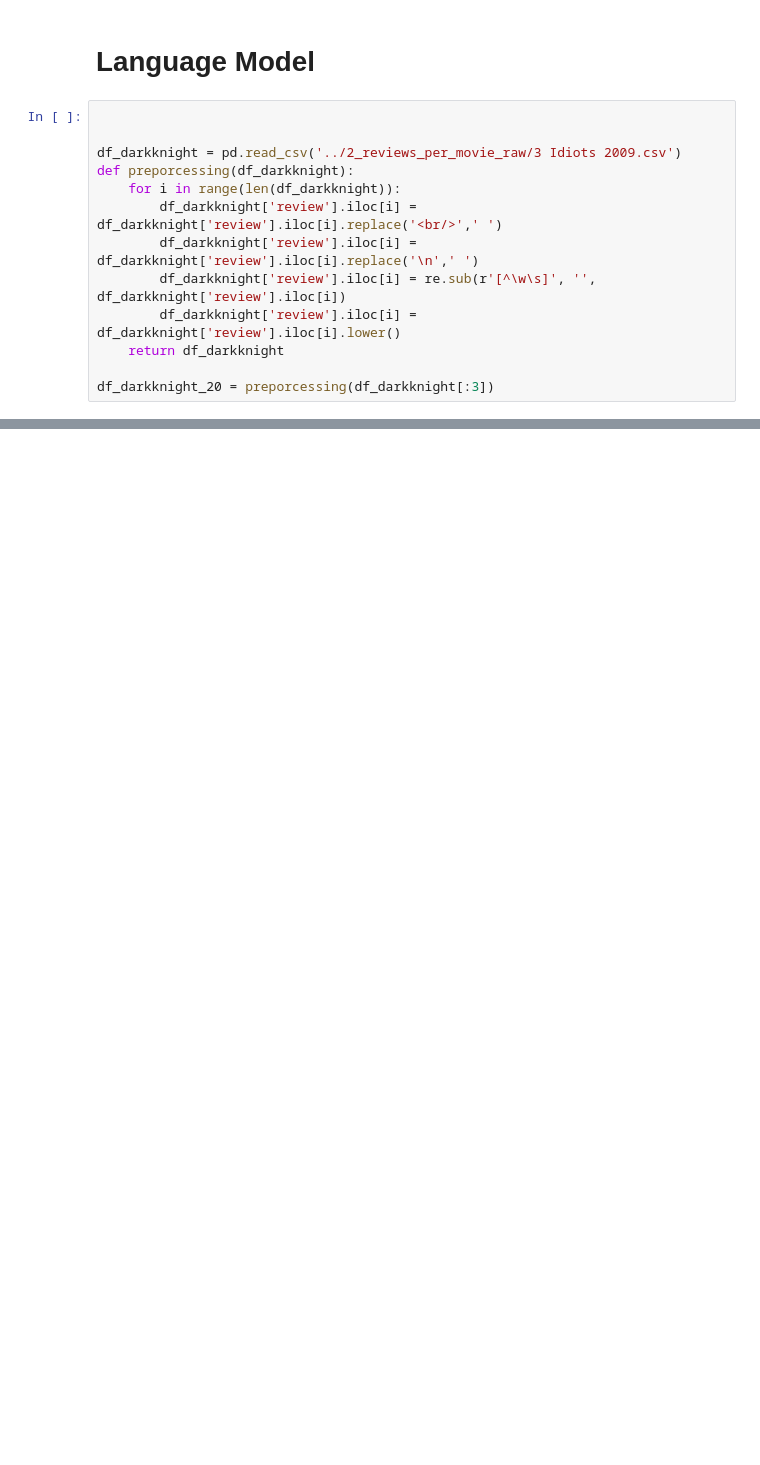
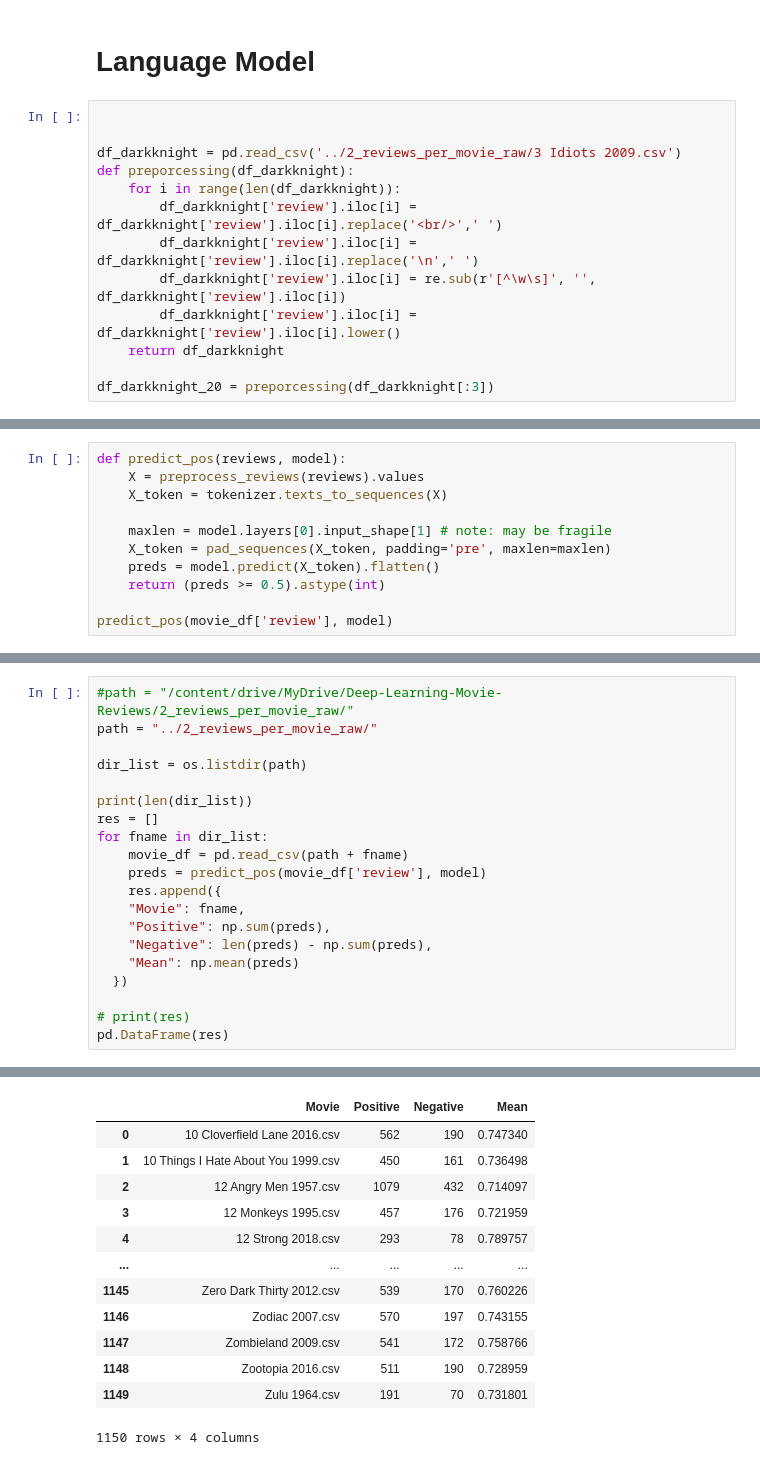
Before and after one commit to DanielHauersperger/Deep-Learning-Movie-Reviews, a Jupyter notebook: Movie_Review_Final.ipynb, the cells around one changed output, grey strips where cells are left out. Cells and saved outputs as stored; diff of their text form; blank space fills up the shorter version.

```diff
--- a/Movie_Review_Final.ipynb
+++ b/Movie_Review_Final.ipynb
@@ -398,0 +551,11 @@ Excellent  consider this review this film as i have a my daughter pointed out wh
+# %%
+def predict_pos(reviews, model):
+    X = preprocess_reviews(reviews).values
+    X_token = tokenizer.texts_to_sequences(X)
+
+    maxlen = model.layers[0].input_shape[1] # note: may be fragile
+    X_token = pad_sequences(X_token, padding='pre', maxlen=maxlen)
+    preds = model.predict(X_token).flatten()
+    return (preds >= 0.5).astype(int)
+
+predict_pos(movie_df['review'], model)
@@ -398,0 +581,21 @@ Excellent  consider this review this film as i have a my daughter pointed out wh
+# %%
+#path = "/content/drive/MyDrive/Deep-Learning-Movie-Reviews/2_reviews_per_movie_raw/"
+path = "../2_reviews_per_movie_raw/"
+
+dir_list = os.listdir(path)
+
+print(len(dir_list))
+res = []
+for fname in dir_list:
+    movie_df = pd.read_csv(path + fname)
+    preds = predict_pos(movie_df['review'], model)
+    res.append({
+    "Movie": fname,
+    "Positive": np.sum(preds),
+    "Negative": len(preds) - np.sum(preds),
+    "Mean": np.mean(preds)
+  })
+
+# print(res)
+pd.DataFrame(res)
+# %% [output]
@@ -398,0 +619,13 @@ Excellent  consider this review this film as i have a my daughter pointed out wh
+|  | Movie | Positive | Negative | Mean |
+| 0 | 10 Cloverfield Lane 2016.csv | 562 | 190 | 0.747340 |
+| 1 | 10 Things I Hate About You 1999.csv | 450 | 161 | 0.736498 |
+| 2 | 12 Angry Men 1957.csv | 1079 | 432 | 0.714097 |
+| 3 | 12 Monkeys 1995.csv | 457 | 176 | 0.721959 |
+| 4 | 12 Strong 2018.csv | 293 | 78 | 0.789757 |
+| ... | ... | ... | ... | ... |
+| 1145 | Zero Dark Thirty 2012.csv | 539 | 170 | 0.760226 |
+| 1146 | Zodiac 2007.csv | 570 | 197 | 0.743155 |
+| 1147 | Zombieland 2009.csv | 541 | 172 | 0.758766 |
+| 1148 | Zootopia 2016.csv | 511 | 190 | 0.728959 |
+| 1149 | Zulu 1964.csv | 191 | 70 | 0.731801 |
+1150 rows × 4 columns
```
Also changed, not shown: parts of 30 cells of this notebook.
